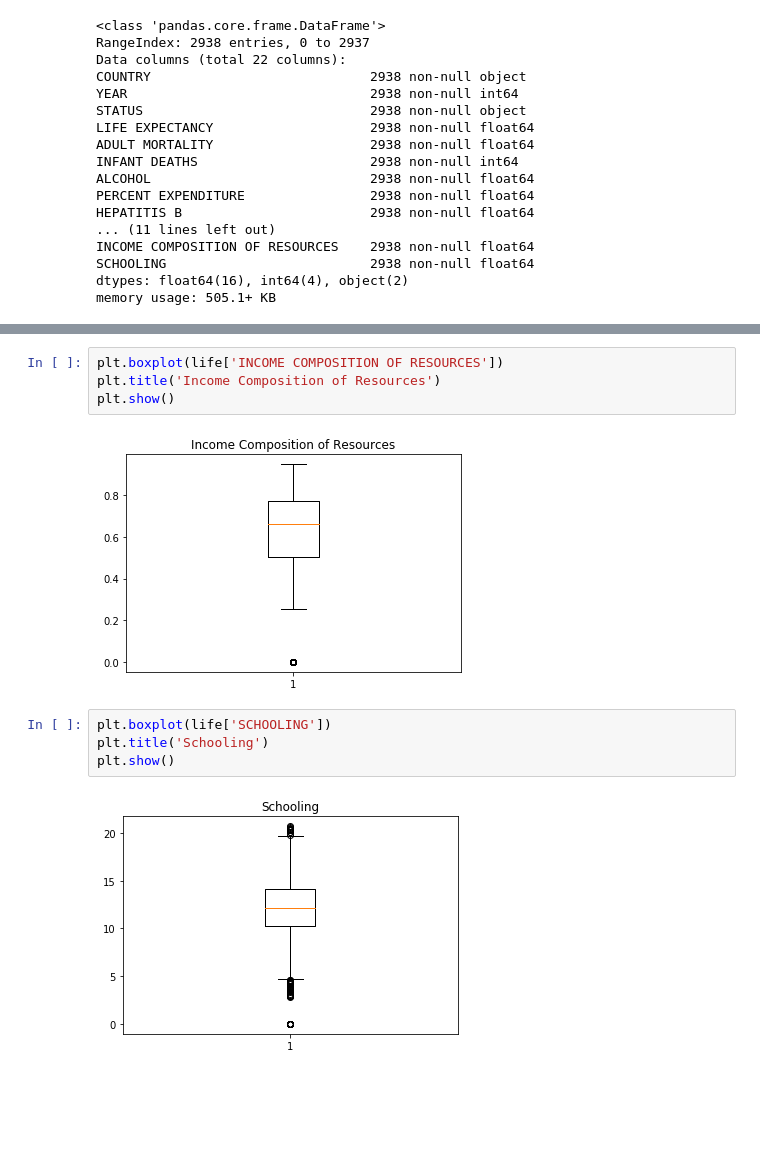
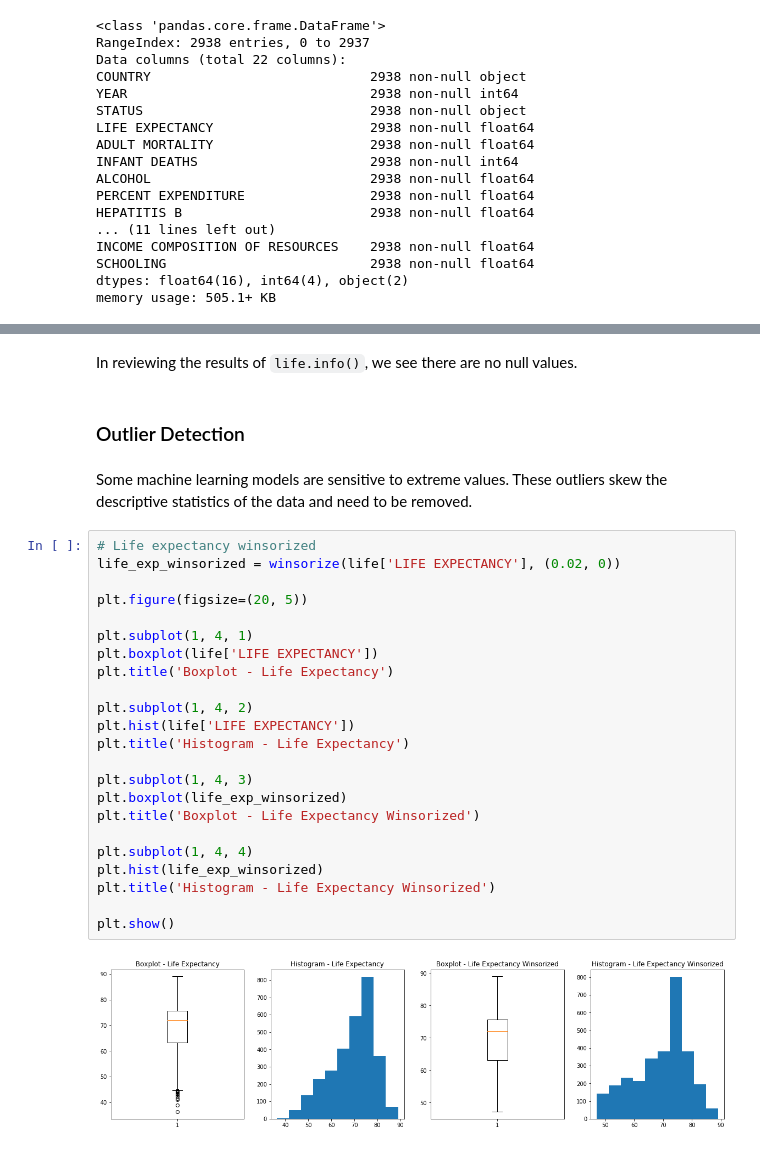
Before and after one commit to BenGriffith/data-science, a Jupyter notebook: exercises/model-preparation-challenge.ipynb, the cells around one changed output, grey strips where cells are left out. Drawn from its saved outputs; the diff is of its cells as text; blank space fills up the shorter version.

Commit message:
Updated outlier detection and visualization

````diff
--- a/exercises/model-preparation-challenge.ipynb
+++ b/exercises/model-preparation-challenge.ipynb
@@ -245,12 +153,31 @@ plt.show()
-# %%
-plt.boxplot(life['INCOME COMPOSITION OF RESOURCES'])
-plt.title('Income Composition of Resources')
-plt.show()
-# %% [output]
-[figure, removed]
-# %%
-plt.boxplot(life['SCHOOLING'])
-plt.title('Schooling')
-plt.show()
-# %% [output]
-[figure, removed]
+# %% [markdown]
+In reviewing the results of ```life.info()```, we see there are no null values.
+# %% [markdown]
+### Outlier Detection
+# %% [markdown]
+Some machine learning models are sensitive to extreme values. These outliers skew the descriptive statistics of the data and need to be removed.
+# %%
+# Life expectancy winsorized
+life_exp_winsorized = winsorize(life['LIFE EXPECTANCY'], (0.02, 0))
+
+plt.figure(figsize=(20, 5))
+
+plt.subplot(1, 4, 1)
+plt.boxplot(life['LIFE EXPECTANCY'])
+plt.title('Boxplot - Life Expectancy')
+
+plt.subplot(1, 4, 2)
+plt.hist(life['LIFE EXPECTANCY'])
+plt.title('Histogram - Life Expectancy')
+
+plt.subplot(1, 4, 3)
+plt.boxplot(life_exp_winsorized)
+plt.title('Boxplot - Life Expectancy Winsorized')
+
+plt.subplot(1, 4, 4)
+plt.hist(life_exp_winsorized)
+plt.title('Histogram - Life Expectancy Winsorized')
+
+plt.show()
+# %% [output]
+[figure, added]
````
Also changed, not shown: parts of 39 cells of this notebook.
